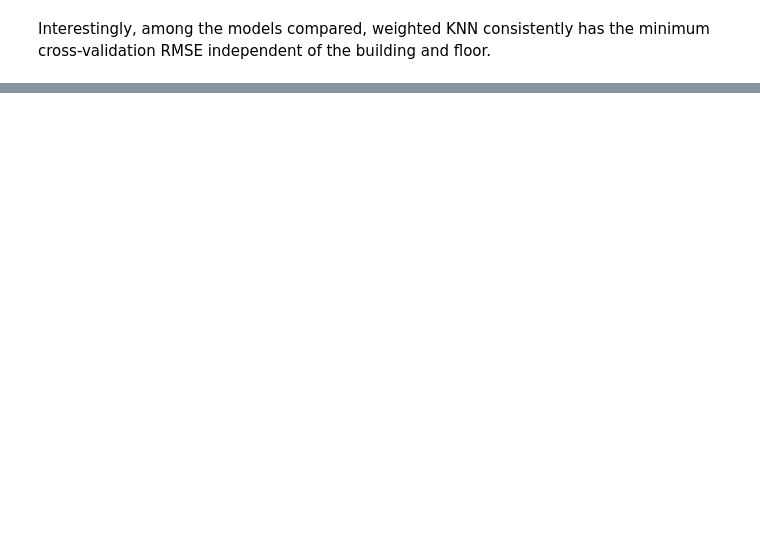
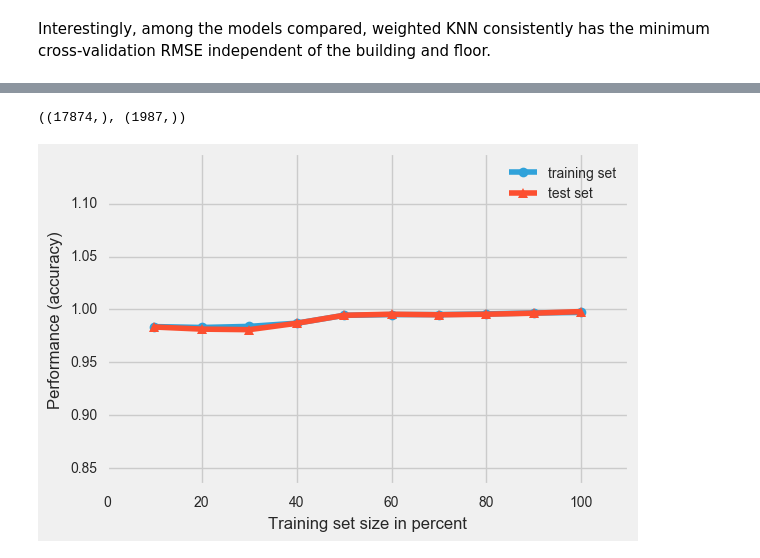
Before and after one commit to sharan-naribole/wlan_localization, a Jupyter notebook: UJIIndoorLoc-machine-learning.ipynb, the cells around one changed output, grey strips where cells are left out. Saved outputs shown, nothing was run; the diff lists cells and outputs as text; code cells hidden in the pictures; blank space fills up the shorter version.

```diff
--- a/UJIIndoorLoc-machine-learning.ipynb
+++ b/UJIIndoorLoc-machine-learning.ipynb
@@ -873,0 +963,22 @@ pickle.dump(best_local_metric_df,f)
+# %%
+y_building_train = y_crossval['BUILDINGID']
+y_building_test = y_holdout['BUILDINGID']
+
+y_building_train.shape,y_building_test.shape
+# %% [output]
+((17874,), (1987,))
+# %%
+RANDOM_STATE = np.random.RandomState(0)
+
+sm = SMOTE(random_state=RANDOM_STATE)
+nm = NearMiss(version=2, random_state=RANDOM_STATE)
+rf = RandomForestClassifier(n_estimators=100, random_state=RANDOM_STATE)
+pipe_rf = make_pipeline(nm,rf)
+
+plot_learning_curves(X_train, y_building_train,
+                     X_test, y_building_test,
+                     pipe_rf, scoring = 'accuracy',
+                     print_model = False)
+plt.show()
+# %% [output]
+[figure, added]
```
Also changed, not shown: parts of 19 cells of this notebook.
